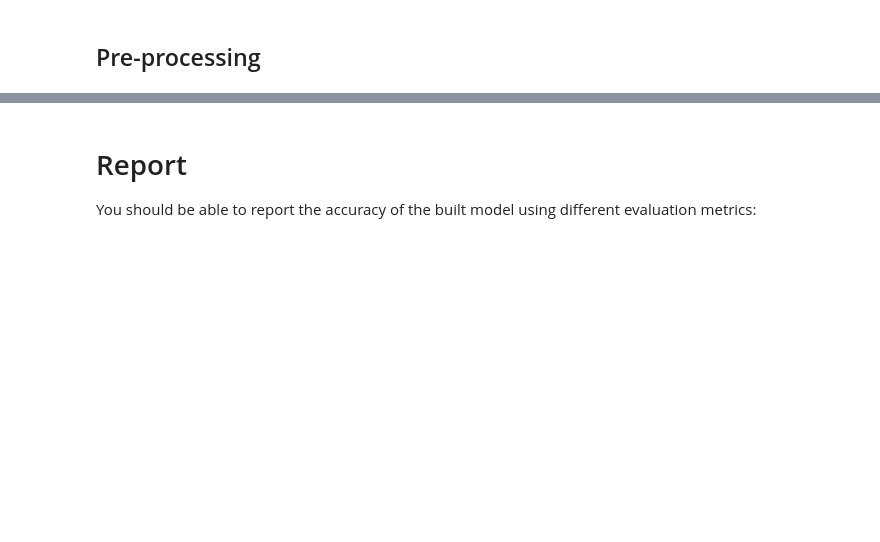
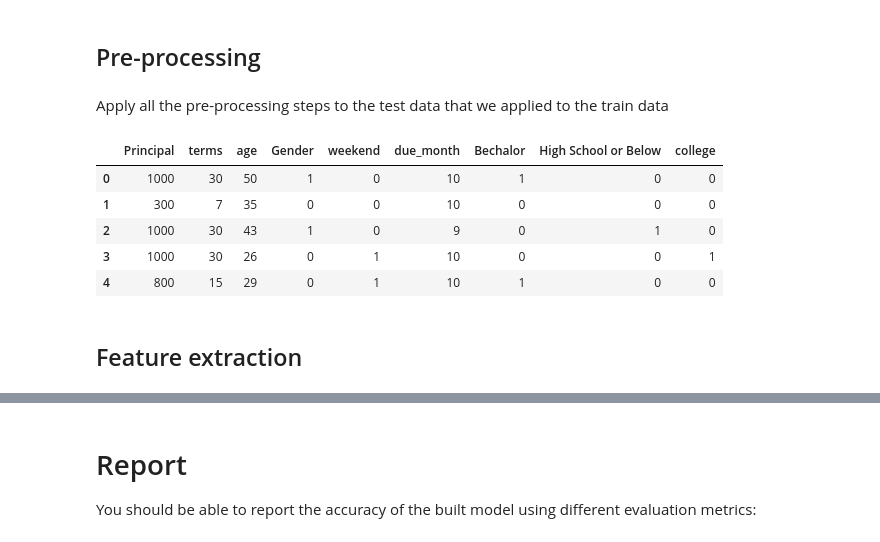
Before and after one commit to ewan-chalmers/coursera-ml-python, a Jupyter notebook: best-classifier-assignment.ipynb, the cells around one changed output, grey strips where cells are left out. Cells and saved outputs as stored; diff of their text form; code cells hidden in the pictures; blank space fills up the shorter version.

```diff
--- a/best-classifier-assignment.ipynb
+++ b/best-classifier-assignment.ipynb
@@ -481,23 +516,40 @@ test_df.shape
 # %% [markdown]
 ## Pre-processing
+# %% [markdown]
+Apply all the pre-processing steps to the test data that we applied to the train data
 # %%
+# convert date fields to datetime
 test_df['due_date'] = pd.to_datetime(df['due_date'])
 test_df['effective_date'] = pd.to_datetime(df['effective_date'])
 
+# extract day-of-week (of 'effective_date') as a field
 test_df['dayofweek'] = test_df['effective_date'].dt.dayofweek
+
+# reduce day-of-week to binary: weekend day or not
 test_df['weekend'] = test_df['dayofweek'].apply(lambda x: 1 if (x>3)  else 0)
-test_df.head()
 
+# extract due_month (of 'due_date') as a field
 test_df['due_month'] = test_df['due_date'].dt.month
 
+# binarize 'gender'
 test_df['Gender'].replace(to_replace=['male','female'], value=[0,1],inplace=True)
-test_df.head()
 
-test_df['loan_status'].replace(to_replace=['PAIDOFF','COLLECTION'], value=[0,1],inplace=True)
-test_df.head()
+# extract desired feature set from data
 Feature = test_df[['Principal','terms','age','Gender','weekend', 'due_month']]
-Feature = pd.concat([Feature,pd.get_dummies(test_df['education'])], axis=1)
+
+# binarize the multi-valued categorical field education
+Feature = pd.concat([Feature, pd.get_dummies(test_df['education'])], axis=1)
 Feature.drop(['Master or Above'], axis = 1,inplace=True)
+
 Feature.head()
+# %% [output]
+|  | Principal | terms | age | Gender | weekend | due_month | Bechalor | High School or Below | college |
+| 0 | 1000 | 30 | 50 | 1 | 0 | 10 | 1 | 0 | 0 |
+| 1 | 300 | 7 | 35 | 0 | 0 | 10 | 0 | 0 | 0 |
+| 2 | 1000 | 30 | 43 | 1 | 0 | 9 | 0 | 1 | 0 |
+| 3 | 1000 | 30 | 26 | 0 | 1 | 10 | 0 | 0 | 1 |
+| 4 | 800 | 15 | 29 | 0 | 1 | 10 | 1 | 0 | 0 |
+# %% [markdown]
+## Feature extraction
 # %%
 X = Feature
```
Also changed, not shown: parts of 35 cells of this notebook.
